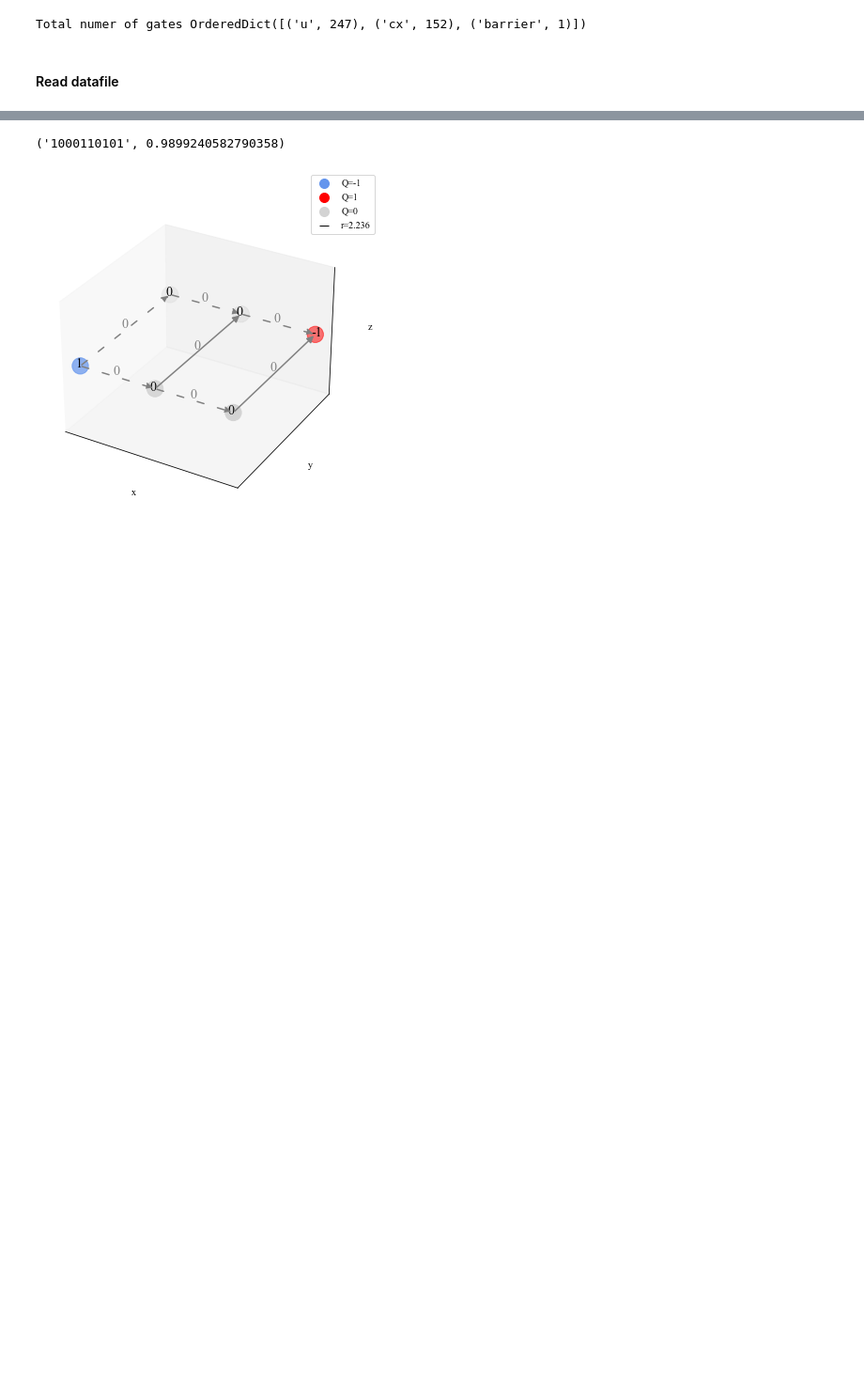
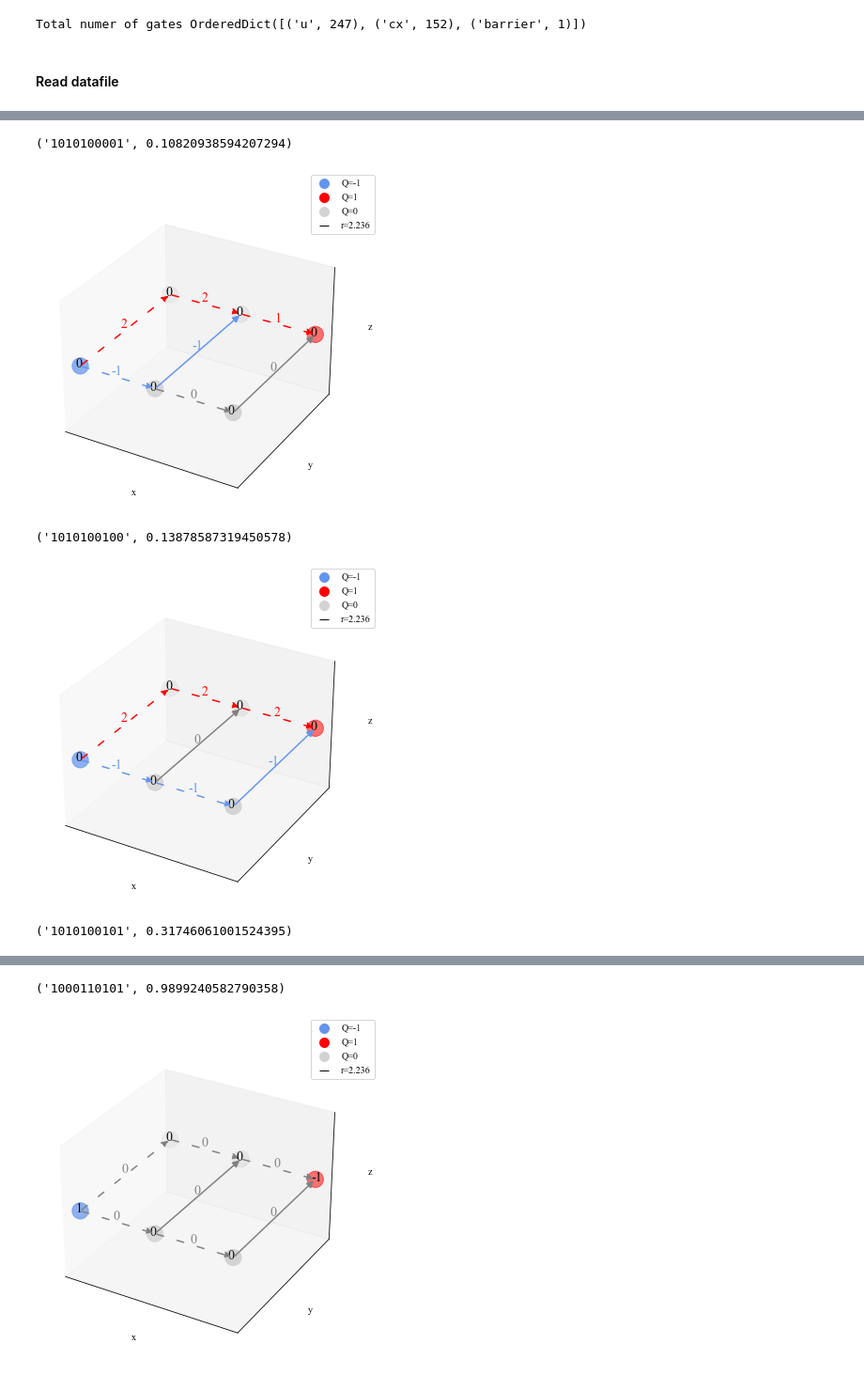
Before and after one commit to ariannacrippa/QC_lattice_H, a Jupyter notebook: notebooks/Quantinuum/static_potential_fermions.ipynb, the cells around one changed output, grey strips where cells are left out. Shown at 94% size. Cells and saved outputs as stored; diff of their text form; code cells hidden in the pictures; blank space fills up the shorter version.

```diff
--- a/notebooks/Quantinuum/static_potential_fermions.ipynb
+++ b/notebooks/Quantinuum/static_potential_fermions.ipynb
@@ -440,0 +421,11 @@ fig_hist
+# %%
+for key,val in {key:val for key,val in dict_vqe_file[1].items() if val>1e-1}.items():
+    conf = class_H_oprt.eop_config_from_string(key)
+    print((key,val))
+    latt.draw_graph_func(gauss_law_fig=True,e_op_free=class_H_oprt.e_op_free,static_charges=qstat,weight=conf)#,savefig_dir='Images/',figname=f'config_g{g}_l{l}_E_0_VQD_{key}_probab{np.round(val,2)}.png')
+# %% [output]
+('1010100001', 0.10820938594207294)
+[figure, added]
+('1010100100', 0.13878587319450578)
+[figure, added]
+('1010100101', 0.31746061001524395)
```
Also changed, not shown: parts of 20 cells of this notebook.
